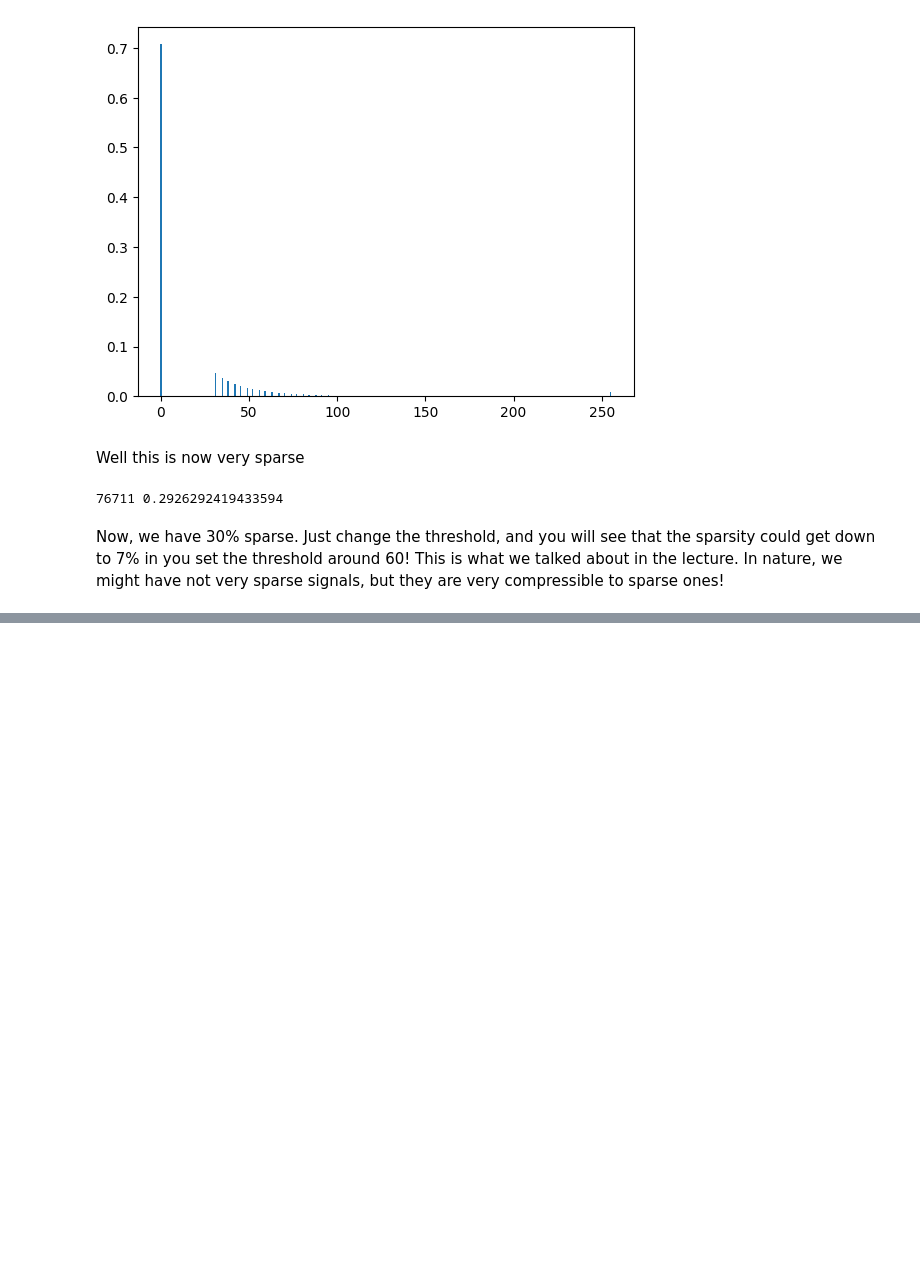
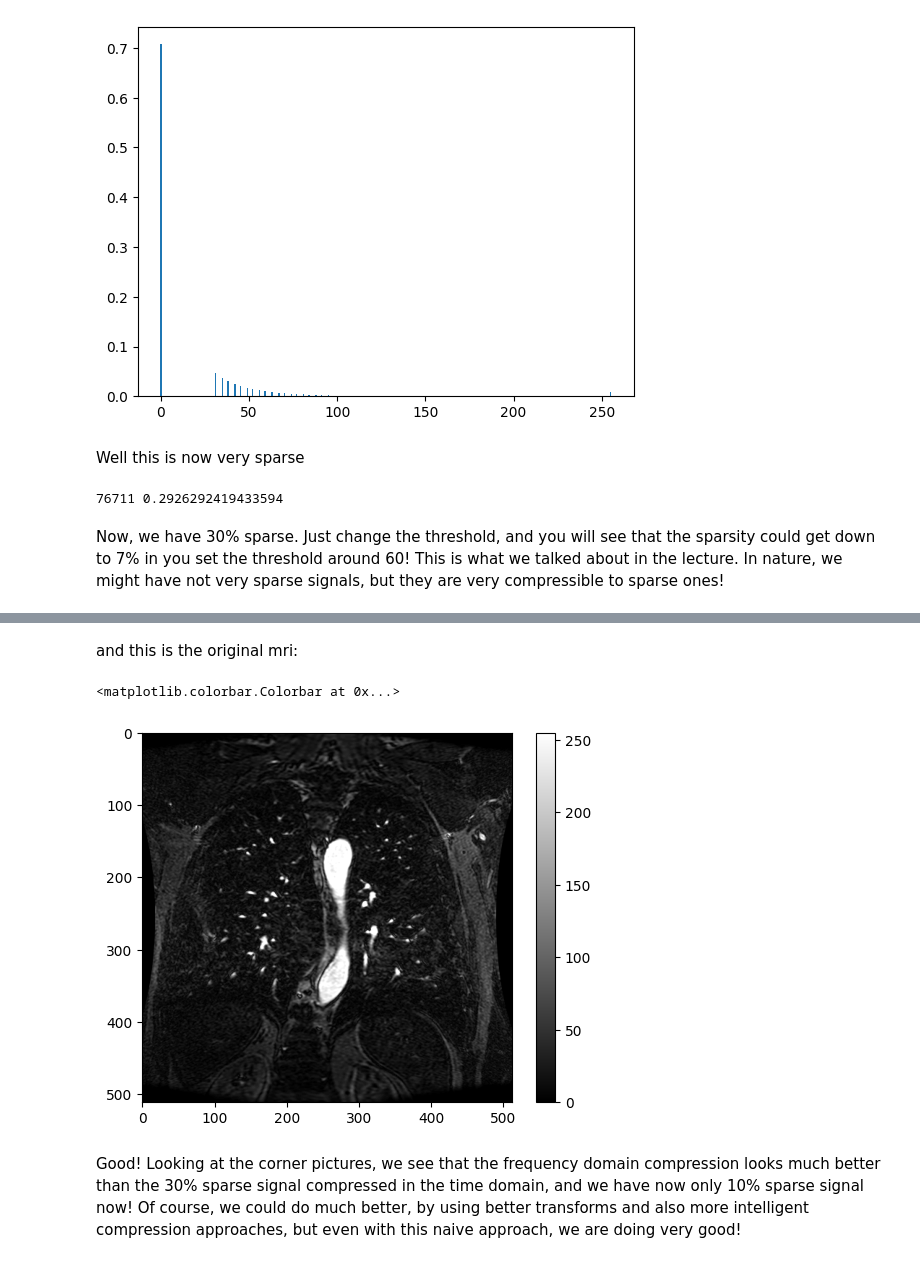
Before and after one commit to AlBerey/CompressiveSensing, a Jupyter notebook: Python_Notebooks/Sparsity_MRI.ipynb, the cells around one changed output, grey strips where cells are left out. Cells and saved outputs as stored; diff of their text form; code cells hidden in the pictures; blank space fills up the shorter version.

```diff
--- a/Python_Notebooks/Sparsity_MRI.ipynb
+++ b/Python_Notebooks/Sparsity_MRI.ipynb
@@ -185,0 +250,10 @@ Now, we have 30% sparse. Just change the threshold, and you will see that the sp
+# %% [markdown]
+and this is the original mri:
+# %%
+plt.imshow(mri, cmap = 'gray')
+plt.colorbar()
+# %% [output]
+<matplotlib.colorbar.Colorbar at 0x...>
+[figure, added]
+# %% [markdown]
+Good! Looking at the corner pictures, we see that the frequency domain compression looks much better than the 30% sparse signal compressed in the time domain, and we have now only 10% sparse signal now! Of course, we could do much better, by using better transforms and also more intelligent compression approaches, but even with this naive approach, we are doing very good!
```
Also changed, not shown: parts of 26 cells of this notebook.
